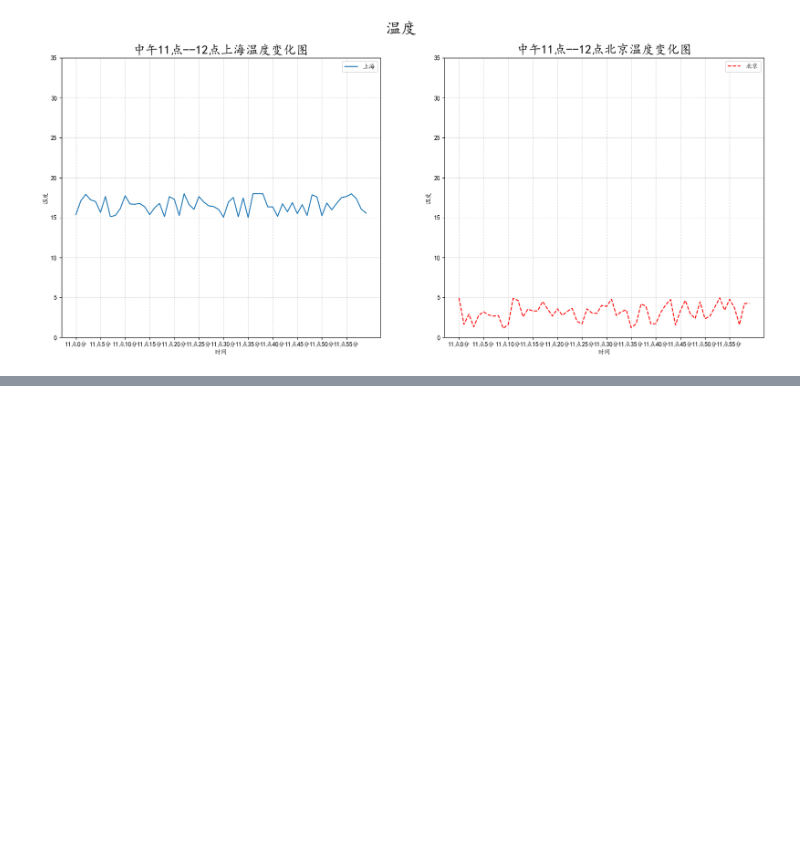
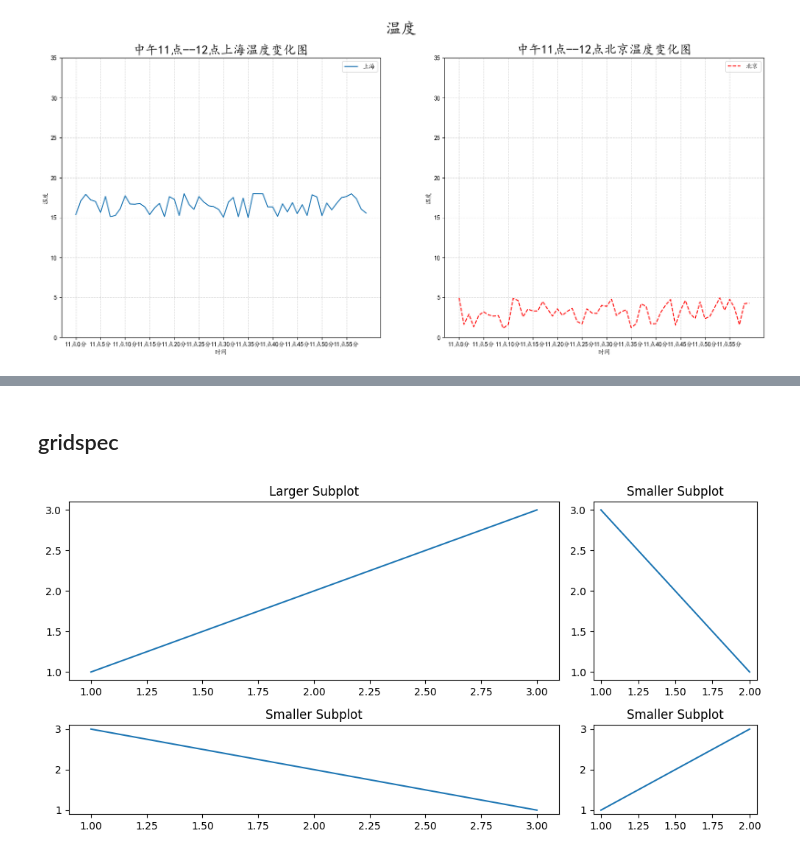
Before and after one commit to NagatoYuki0943/ML, a Jupyter notebook: code/matplotlib/02_多次绘图&多张图.ipynb, the cells around one changed output, grey strips where cells are left out. Saved outputs shown, nothing was run; the diff lists cells and outputs as text; code cells hidden in the pictures; blank space fills up the shorter version.

```diff
--- a/code/matplotlib/02_多次绘图&多张图.ipynb
+++ b/code/matplotlib/02_多次绘图&多张图.ipynb
@@ -119,0 +149,33 @@ plt.show()
+# %% [markdown]
+## gridspec
+# %%
+import matplotlib.gridspec as gridspec
+
+# Create a figure
+fig = plt.figure(figsize=(10, 5))
+
+# Create a GridSpec layout with specified width ratios
+gs = gridspec.GridSpec(2, 2, width_ratios=[3, 1], height_ratios=[2, 1])
+
+# Create subplots with different sizes
+ax1 = fig.add_subplot(gs[0])  # Larger subplot
+ax2 = fig.add_subplot(gs[1])  # Smaller subplot
+ax3 = fig.add_subplot(gs[2])  # Smaller subplot
+ax4 = fig.add_subplot(gs[3])  # Smaller subplot
+
+# Example data
+ax1.plot([1, 2, 3], [1, 2, 3])
+ax2.plot([1, 2], [3, 1])
+ax3.plot([1, 2, 3], [3, 2, 1])
+ax4.plot([1, 2], [1, 3])
+
+# Titles
+ax1.set_title('Larger Subplot')
+ax2.set_title('Smaller Subplot')
+ax3.set_title('Smaller Subplot')
+ax4.set_title('Smaller Subplot')
+
+plt.tight_layout()
+plt.show()
+# %% [output]
+[figure, added]
```
Also changed, not shown: parts of 3 cells of this notebook.
